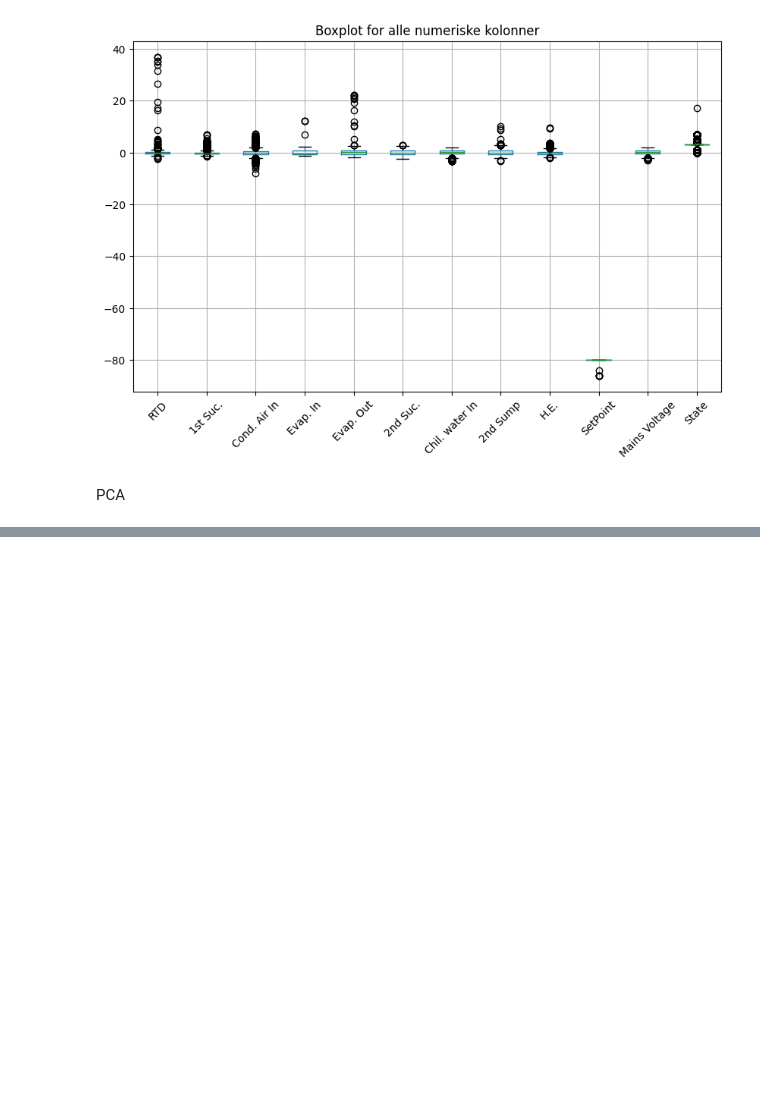
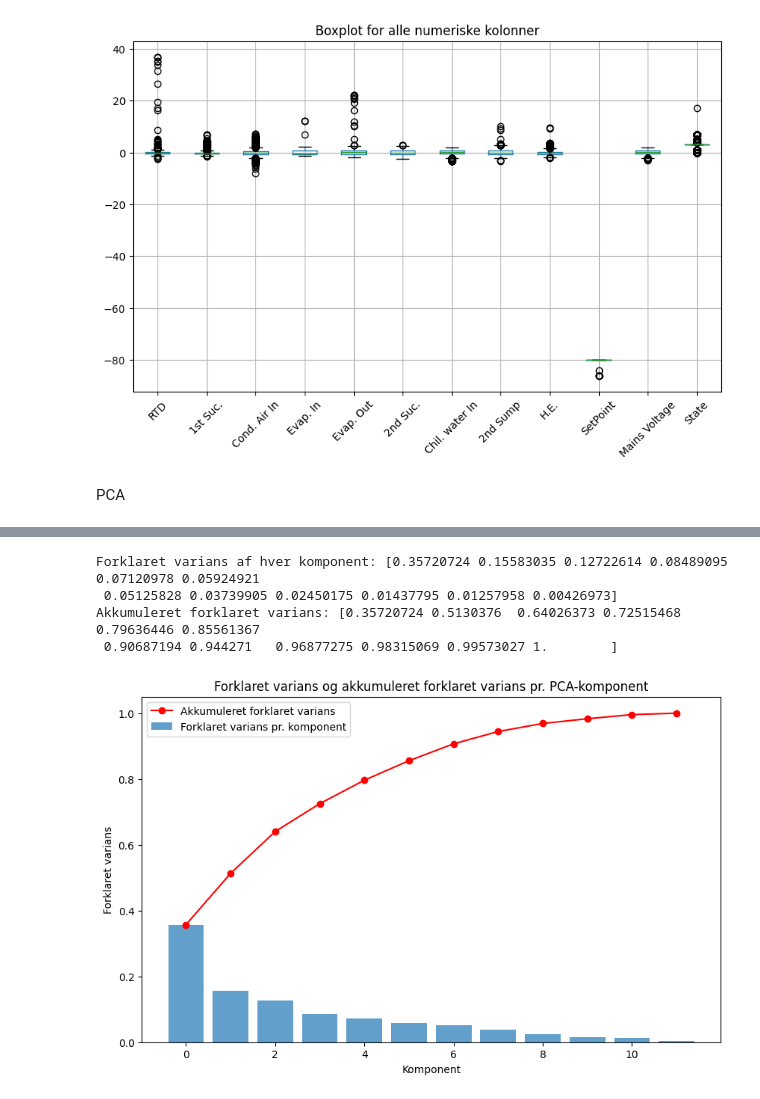
Before and after one commit to muhammadhussain-ops/DeepLearningProject, a Jupyter notebook: DataAnalysis.ipynb, the cells around one changed output, grey strips where cells are left out. Drawn from its saved outputs; the diff is of its cells as text; code cells hidden in the pictures; blank space fills up the shorter version.

```diff
--- a/DataAnalysis.ipynb
+++ b/DataAnalysis.ipynb
@@ -154,0 +182,25 @@ PCA
+# %%
+# Calculate explained variance for each component
+explained_variance = pca.explained_variance_ratio_
+cumulative_variance = explained_variance.cumsum()  # Compute cumulative explained variance
+
+print("Forklaret varians af hver komponent:", explained_variance)
+print("Akkumuleret forklaret varians:", cumulative_variance)
+
+# Plot explained variance for each component
+plt.figure(figsize=(10, 6))
+plt.bar(range(len(explained_variance)), explained_variance, alpha=0.7, label="Forklaret varians pr. komponent")
+plt.plot(range(len(cumulative_variance)), cumulative_variance, marker='o', color='r', label="Akkumuleret forklaret varians")
+
+# Adding labels and title
+plt.xlabel("Komponent")
+plt.ylabel("Forklaret varians")
+plt.title("Forklaret varians og akkumuleret forklaret varians pr. PCA-komponent")
+plt.legend()
+plt.show()
+# %% [output]
+Forklaret varians af hver komponent: [0.35720724 0.15583035 0.12722614 0.08489095 0.07120978 0.05924921
+ 0.05125828 0.03739905 0.02450175 0.01437795 0.01257958 0.00426973]
+Akkumuleret forklaret varians: [0.35720724 0.5130376  0.64026373 0.72515468 0.79636446 0.85561367
+ 0.90687194 0.944271   0.96877275 0.98315069 0.99573027 1.        ]
+[figure, added]
```
Also changed, not shown: parts of 4 cells of this notebook.
